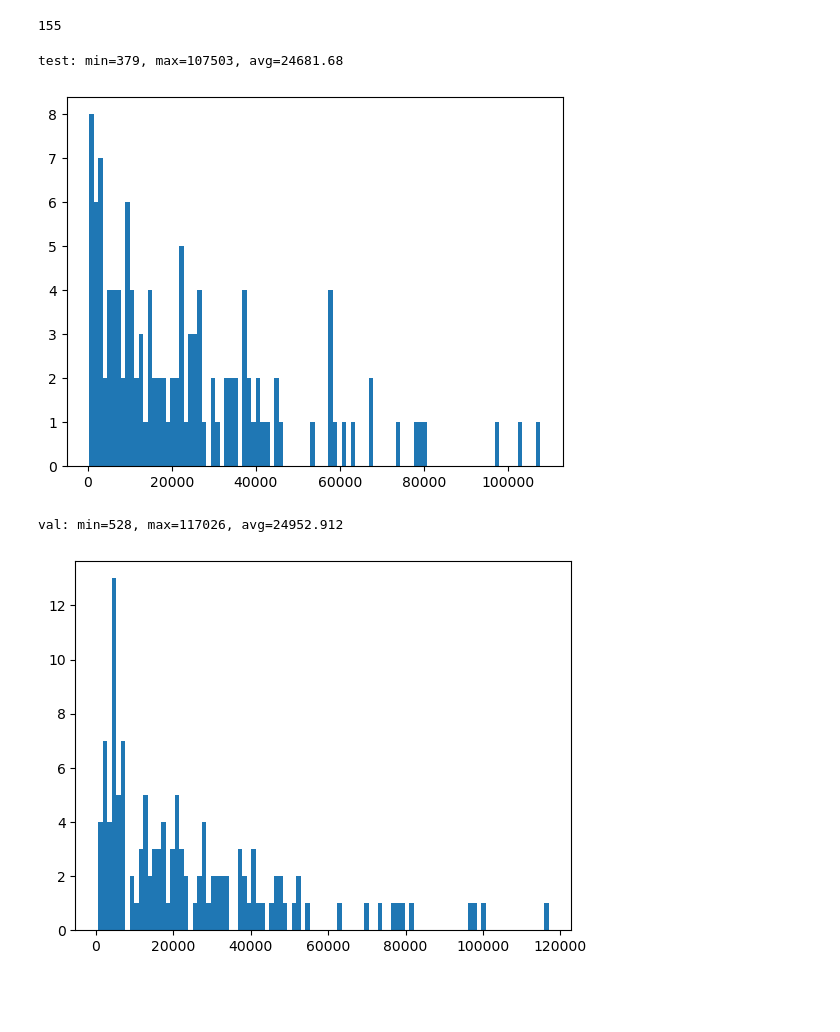
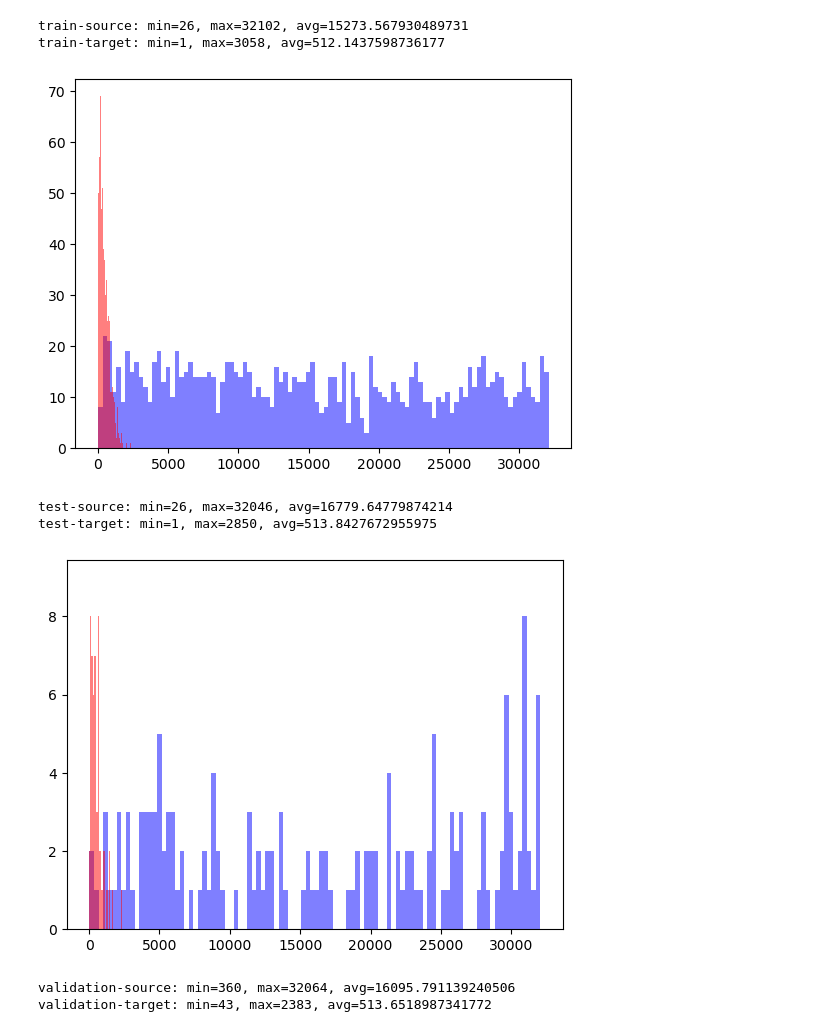
Before and after one commit to ZeZeZe99/MeetPEFT, a Jupyter notebook: MeetingBank/mb_length_calculation.ipynb, the cells around one changed output. Cells and saved outputs as stored; diff of their text form; code cells hidden in the pictures; blank space fills up the shorter version.

```diff
--- a/MeetingBank/mb_length_calculation.ipynb
+++ b/MeetingBank/mb_length_calculation.ipynb
@@ -12,17 +49,15 @@ def num_tokens_from_string(string):
 def calculate_length(path):
     with open(path, 'r') as f:
         data = json.load(f)
-    lengths = []
+    source_lengths = []
+    target_lengths = []
     for meeting in tqdm(data):
-        lengths.append(num_tokens_from_string(meeting['source']))
-    return lengths
+        source_lengths.append(num_tokens_from_string(prompt_no_input.format_map({"instruction": meeting['source'] + "\n%s"%question})))
+        target_lengths.append(num_tokens_from_string(meeting['summary']))
+    return source_lengths, target_lengths
 # %%
 def min_max_avg(numbers):
     min_val = min(numbers)
     max_val = max(numbers)
     avg_val = sum(numbers) / len(numbers)
     return min_val, max_val, avg_val
-# %%
-def plot_lengths(lengths):
-    plt.hist(lengths, bins=100)
-    plt.show()
@@ -38,23 +64,28 @@ train: min=29, max=116791, avg=24169.134
-# %%
-shortest_string = min(train_lengths)
-print(train_lengths.index(shortest_string))
-# %% [output]
-155
-# %%
-# test
-test_lengths = calculate_length('test_meeting.json')
-min_val, max_val, avg_val = min_max_avg(test_lengths)
-print(f'test: min={min_val}, max={max_val}, avg={avg_val}')
-plot_lengths(test_lengths)
-# %% [output]
-test: min=379, max=107503, avg=24681.68
-[figure, removed]
-# %%
-# val
-val_lengths = calculate_length('validation_meeting.json')
-min_val, max_val, avg_val = min_max_avg(val_lengths)
-print(f'val: min={min_val}, max={max_val}, avg={avg_val}')
-plot_lengths(val_lengths)
-# %% [output]
-val: min=528, max=117026, avg=24952.912
-[figure, removed]
+# %%
+def plot_lengths(source_lengths, target_lengths):
+    plt.hist(source_lengths, bins=100, alpha=0.5, color='blue', label='Source')
+    plt.hist(target_lengths, bins=100, alpha=0.5, color='red', label='Target')
+    plt.show()
+# %%
+def helper(task):
+    source_lengths, target_lengths = calculate_length(f'{task}_text.json')
+
+    source_min, source_max, source_avg = min_max_avg(source_lengths)
+    print(f'{task}-source: min={source_min}, max={source_max}, avg={source_avg}')
+
+    target_min, target_max, target_avg = min_max_avg(target_lengths)
+    print(f'{task}-target: min={target_min}, max={target_max}, avg={target_avg}')
+
+    plot_lengths(source_lengths, target_lengths)
+# %%
+for task in ['train', 'test', 'validation']:
+    helper(task)
+# %% [output]
+train-source: min=26, max=32102, avg=15273.567930489731
+train-target: min=1, max=3058, avg=512.1437598736177
+[figure, added]
+test-source: min=26, max=32046, avg=16779.64779874214
+test-target: min=1, max=2850, avg=513.8427672955975
+[figure, added]
+validation-source: min=360, max=32064, avg=16095.791139240506
+validation-target: min=43, max=2383, avg=513.6518987341772
```
Also changed, not shown: parts of 11 cells of this notebook, 8 other files.
